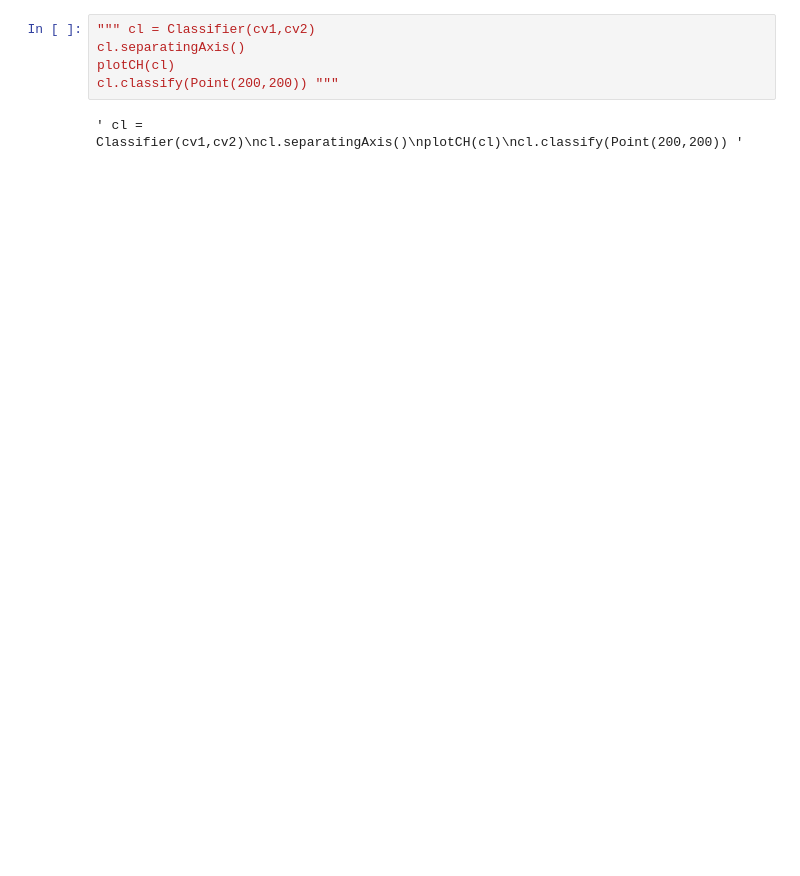
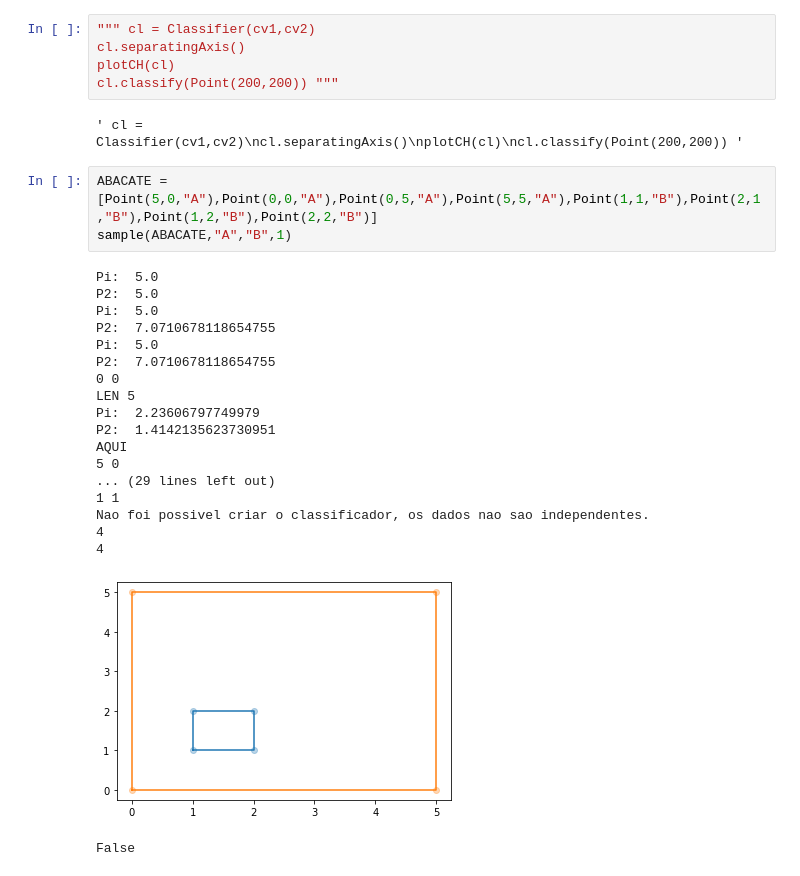
Before and after one commit to NatanVentura/convex-hull-classifier, a Jupyter notebook: test.ipynb, the cells around one changed output. Saved outputs shown, nothing was run; the diff lists cells and outputs as text; blank space fills up the shorter version.

```diff
--- a/test.ipynb
+++ b/test.ipynb
@@ -127,3 +164,26 @@ plotCH(cl)
 cl.classify(Point(200,200)) """
 # %% [output]
 ' cl = Classifier(cv1,cv2)\ncl.separatingAxis()\nplotCH(cl)\ncl.classify(Point(200,200)) '
+# %%
+ABACATE = [Point(5,0,"A"),Point(0,0,"A"),Point(0,5,"A"),Point(5,5,"A"),Point(1,1,"B"),Point(2,1,"B"),Point(1,2,"B"),Point(2,2,"B")]
+sample(ABACATE,"A","B",1)
+# %% [output]
+Pi:  5.0
+P2:  5.0
+Pi:  5.0
+P2:  7.0710678118654755
+Pi:  5.0
+P2:  7.0710678118654755
+0 0
+LEN 5
+Pi:  2.23606797749979
+P2:  1.4142135623730951
+AQUI
+5 0
+... (29 lines left out)
+1 1
+Nao foi possivel criar o classificador, os dados nao sao independentes.
+4
+4
+[figure, added]
+False
```
Also changed, not shown: parts of 7 cells of this notebook, 3 other files.
